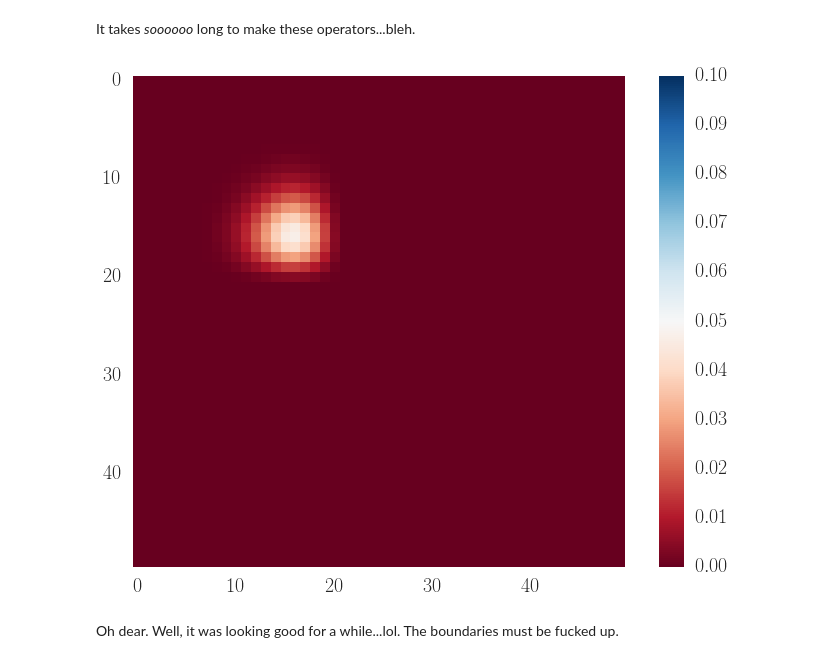
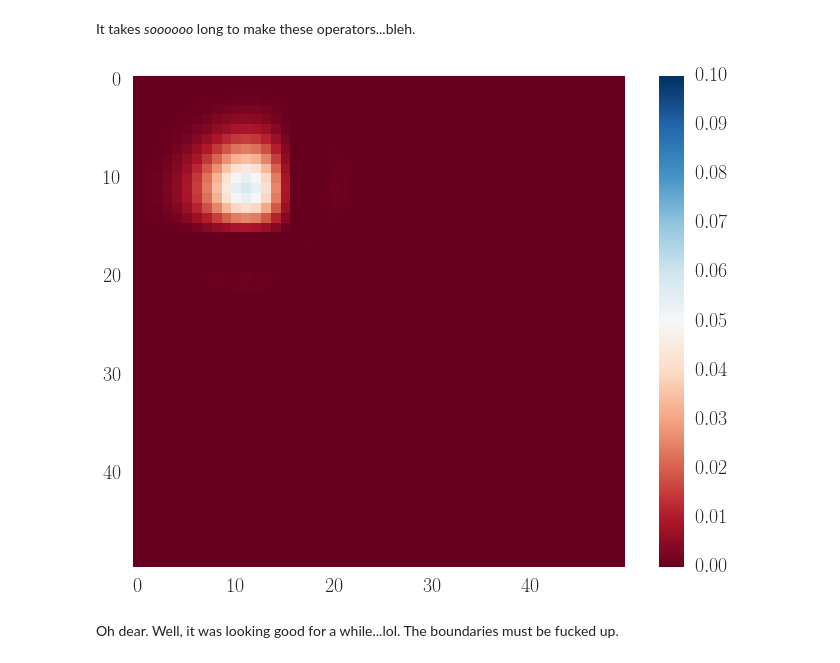
Before and after one commit to btweinstein/AC274, a Jupyter notebook: docs/2d_adr_package.ipynb, the cells around one changed output. Drawn from its saved outputs; the diff is of its cells as text; code cells hidden in the pictures.

```diff
--- a/docs/2d_adr_package.ipynb
+++ b/docs/2d_adr_package.ipynb
@@ -34,11 +34,11 @@ It takes *soooooo* long to make these operators...bleh.
 # %%
 result = sol.run()
 # %%
-ski.io.imshow(result[:, :, 200])
+ski.io.imshow(result[:, :, 300])
 plt.grid(False)
 plt.clim([0, 0.1])
 # %% [output]
-[figure, old version]
+[figure, new version]
 # %% [markdown]
 Oh dear. Well, it was looking good for a while...lol. The boundaries must be fucked up.
 # %% [markdown]
```
Also changed, not shown: 1 other file.
